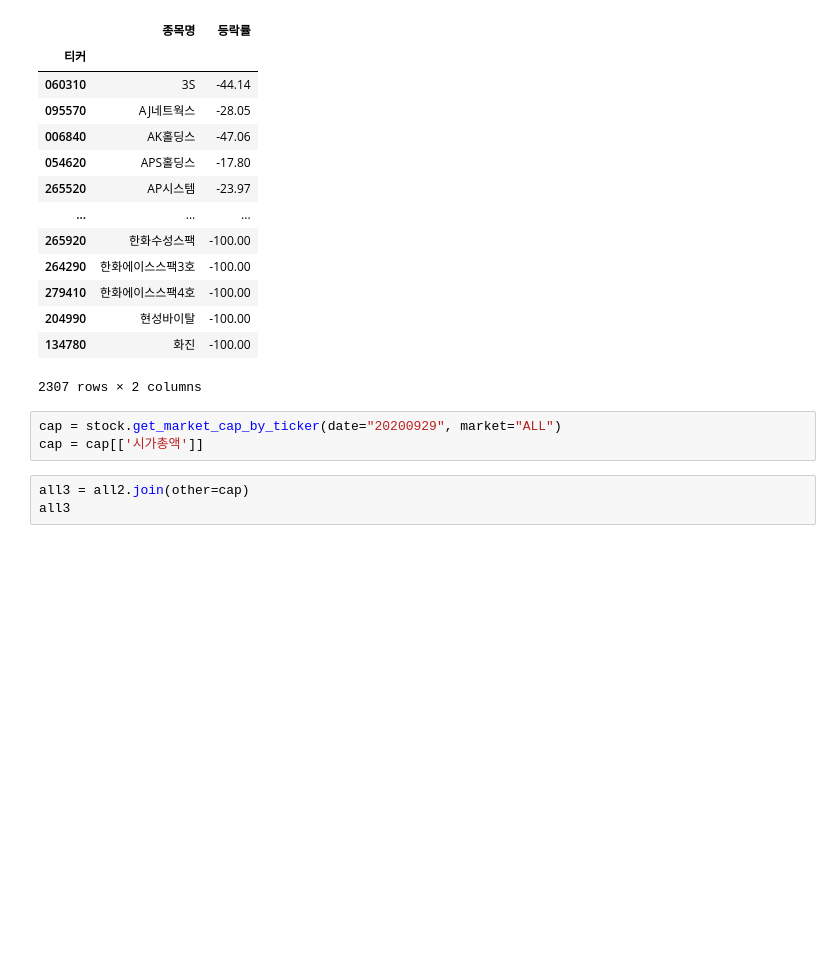
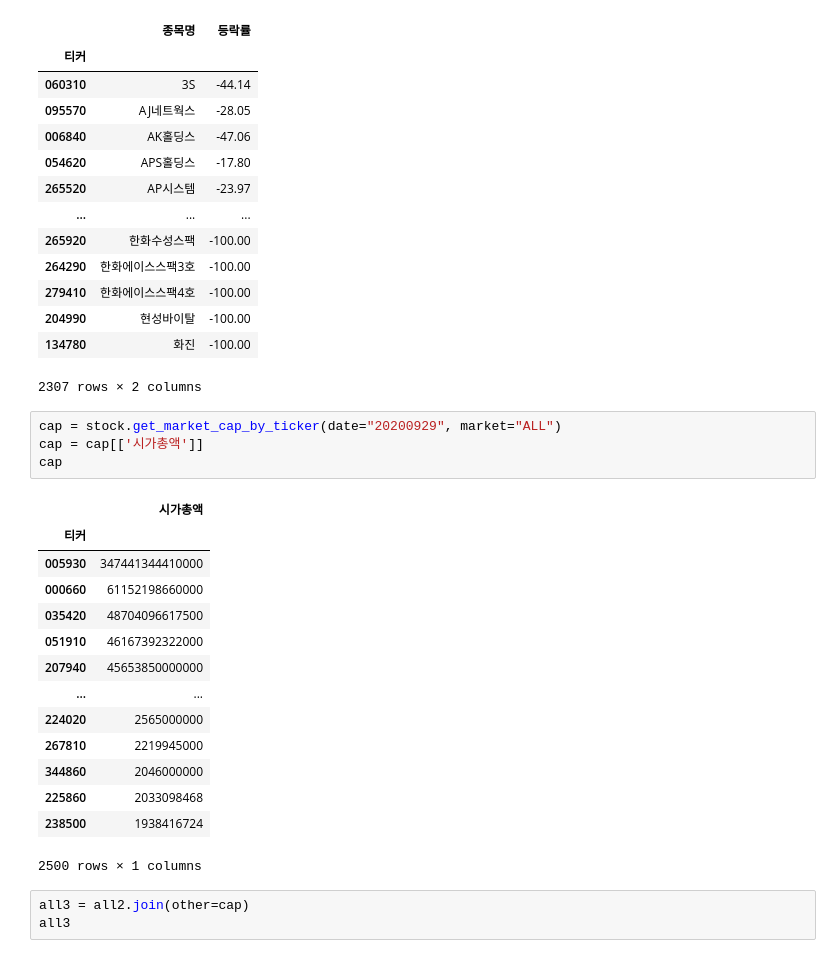
Before and after one commit to sharebook-kr/book-pandas-for-finance, a Jupyter notebook: ch13/ch13-momentum.ipynb, the cells around one changed output. Drawn from its saved outputs; the diff is of its cells as text; blank space fills up the shorter version.

```diff
--- a/ch13/ch13-momentum.ipynb
+++ b/ch13/ch13-momentum.ipynb
@@ -230,6 +230,22 @@ all2
 # %%
 cap = stock.get_market_cap_by_ticker(date="20200929", market="ALL")
 cap = cap[['시가총액']]
+cap
+# %% [output]
+|  | 시가총액 |
+| 티커 |  |
+| 005930 | 347441344410000 |
+| 000660 | 61152198660000 |
+| 035420 | 48704096617500 |
+| 051910 | 46167392322000 |
+| 207940 | 45653850000000 |
+| ... | ... |
+| 224020 | 2565000000 |
+| 267810 | 2219945000 |
+| 344860 | 2046000000 |
+| 225860 | 2033098468 |
+| 238500 | 1938416724 |
+2500 rows × 1 columns
 # %%
 all3 = all2.join(other=cap)
 all3
```
Also changed, not shown: parts of 3 cells of this notebook.
